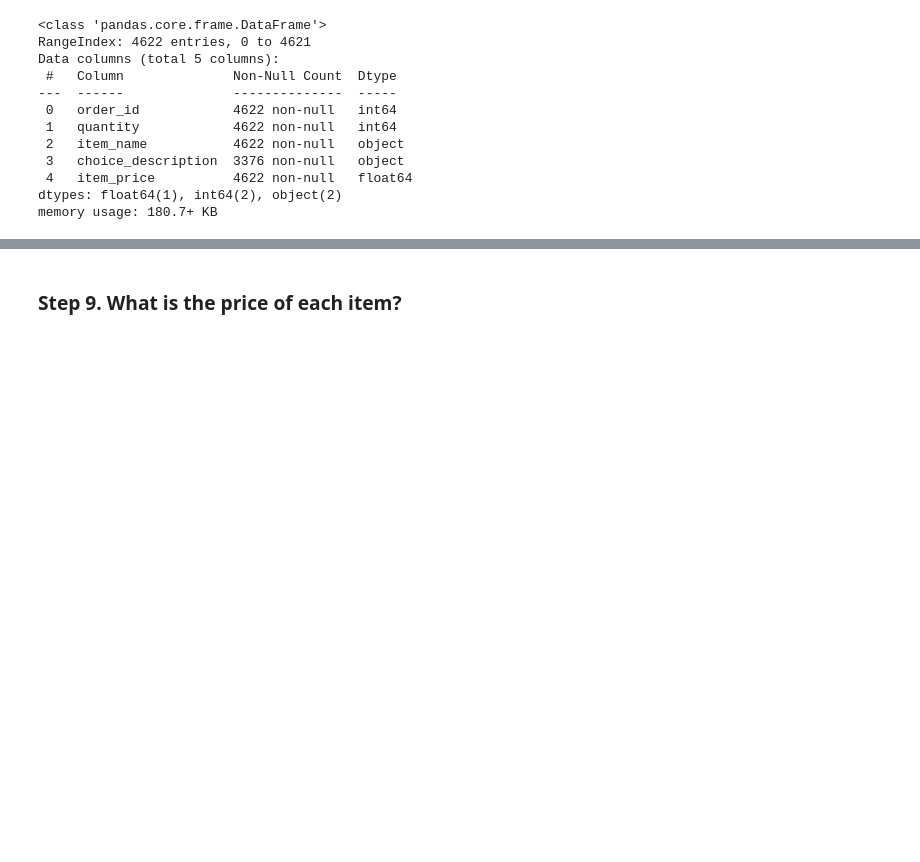
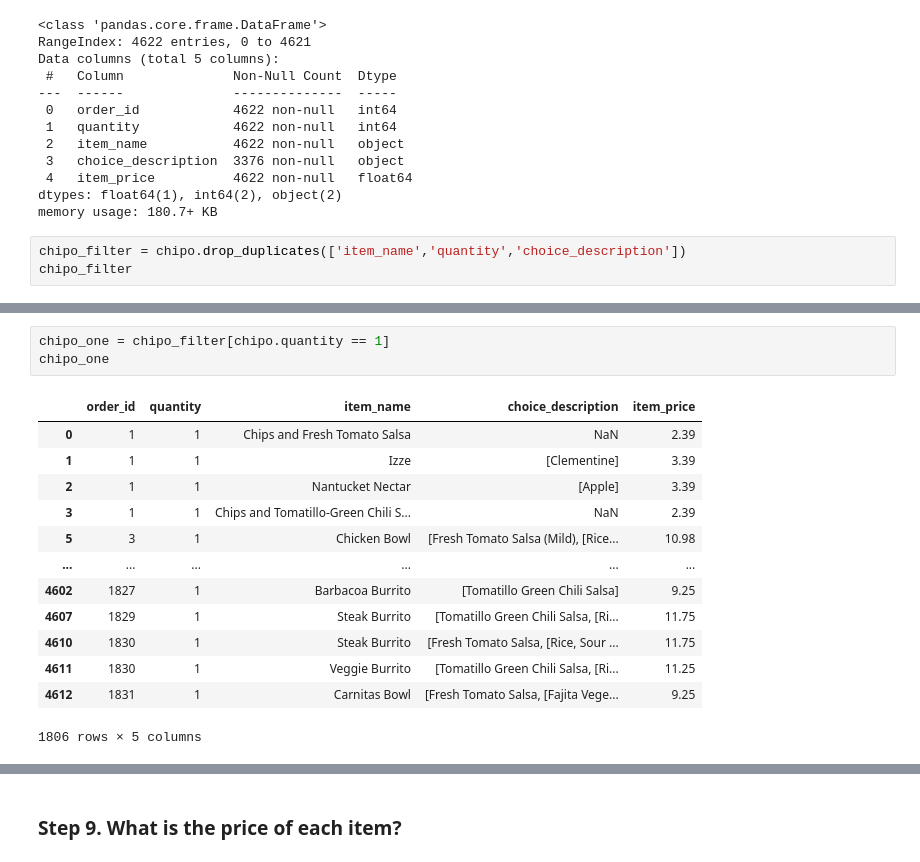
Before and after one commit to Sjinjutha/DADS5001, a Jupyter notebook: 02_Filtering_&_Sorting/Chipotle/Exercises_with_solutions.ipynb, the cells around one changed output, grey strips where cells are left out. Drawn from its saved outputs; the diff is of its cells as text; blank space fills up the shorter version.

```diff
--- a/02_Filtering_&_Sorting/Chipotle/Exercises_with_solutions.ipynb
+++ b/02_Filtering_&_Sorting/Chipotle/Exercises_with_solutions.ipynb
@@ -212,3 +165,6 @@ Data columns (total 5 columns):
  4   item_price          4622 non-null   float64
 dtypes: float64(1), int64(2), object(2)
 memory usage: 180.7+ KB
+# %%
+chipo_filter = chipo.drop_duplicates(['item_name','quantity','choice_description'])
+chipo_filter
@@ -214,0 +185,17 @@ memory usage: 180.7+ KB
+# %%
+chipo_one = chipo_filter[chipo.quantity == 1]
+chipo_one
+# %% [output]
+|  | order_id | quantity | item_name | choice_description | item_price |
+| 0 | 1 | 1 | Chips and Fresh Tomato Salsa | NaN | 2.39 |
+| 1 | 1 | 1 | Izze | [Clementine] | 3.39 |
+| 2 | 1 | 1 | Nantucket Nectar | [Apple] | 3.39 |
+| 3 | 1 | 1 | Chips and Tomatillo-Green Chili S... | NaN | 2.39 |
+| 5 | 3 | 1 | Chicken Bowl | [Fresh Tomato Salsa (Mild), [Rice... | 10.98 |
+| ... | ... | ... | ... | ... | ... |
+| 4602 | 1827 | 1 | Barbacoa Burrito | [Tomatillo Green Chili Salsa] | 9.25 |
+| 4607 | 1829 | 1 | Steak Burrito | [Tomatillo Green Chili Salsa, [Ri... | 11.75 |
+| 4610 | 1830 | 1 | Steak Burrito | [Fresh Tomato Salsa, [Rice, Sour ... | 11.75 |
+| 4611 | 1830 | 1 | Veggie Burrito | [Tomatillo Green Chili Salsa, [Ri... | 11.25 |
+| 4612 | 1831 | 1 | Carnitas Bowl | [Fresh Tomato Salsa, [Fajita Vege... | 9.25 |
+1806 rows × 5 columns
```
Also changed, not shown: parts of 13 cells of this notebook.
